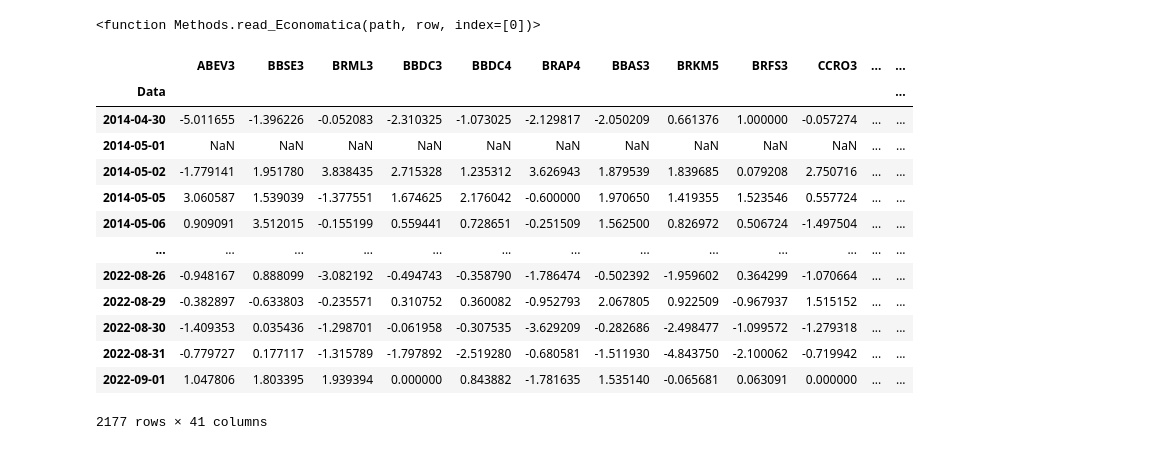
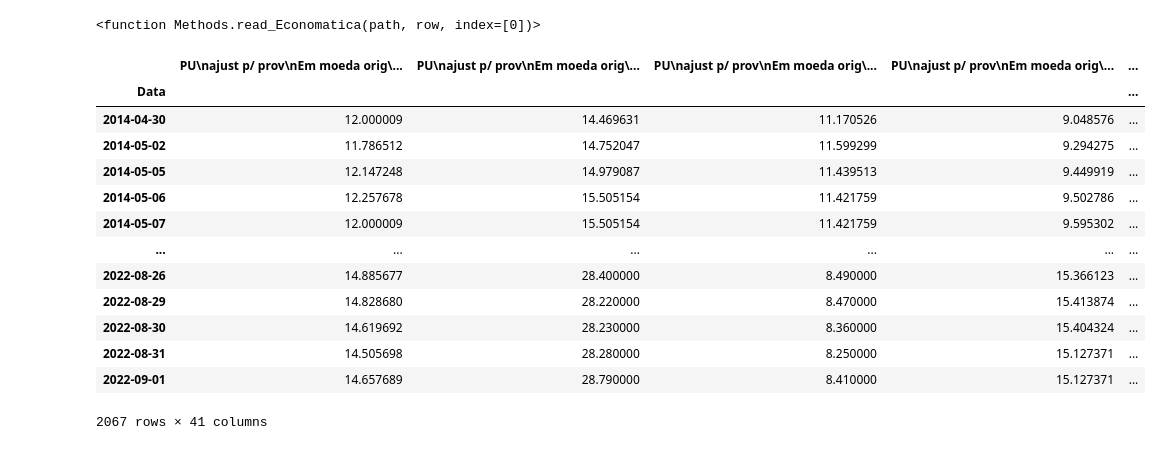
Before and after one commit to lvoltolini/Finance_file, a Jupyter notebook: Notebook.ipynb, the cells around one changed output. Cells and saved outputs as stored; diff of their text form; code cells hidden in the pictures.

Commit message:
Added nefin, esg, ibov, prices and returns

```diff
--- a/Notebook.ipynb
+++ b/Notebook.ipynb
@@ -64,20 +167,21 @@ Met.read_Economatica
 # %%
 importlib.reload(Met)
 import Methods as Met
-df = Met.read_Economatica(raw_path_files[5], 3, 'ret')
+from Methods import p21, p22, p41, r21, r22, r41
+df = Met.read_Economatica(raw_path_files[2], 3, 'price')
 df
 # %% [output]
-|  | ABEV3 | BBSE3 | BRML3 | BBDC3 | BBDC4 | BRAP4 | BBAS3 | BRKM5 | BRFS3 | CCRO3 | ... | ... |
-| Data |  |  |  |  |  |  |  |  |  |  |  | ... |
-| 2014-04-30 | -5.011655 | -1.396226 | -0.052083 | -2.310325 | -1.073025 | -2.129817 | -2.050209 | 0.661376 | 1.000000 | -0.057274 | ... | ... |
-| 2014-05-01 | NaN | NaN | NaN | NaN | NaN | NaN | NaN | NaN | NaN | NaN | ... | ... |
-| 2014-05-02 | -1.779141 | 1.951780 | 3.838435 | 2.715328 | 1.235312 | 3.626943 | 1.879539 | 1.839685 | 0.079208 | 2.750716 | ... | ... |
-| 2014-05-05 | 3.060587 | 1.539039 | -1.377551 | 1.674625 | 2.176042 | -0.600000 | 1.970650 | 1.419355 | 1.523546 | 0.557724 | ... | ... |
-| 2014-05-06 | 0.909091 | 3.512015 | -0.155199 | 0.559441 | 0.728651 | -0.251509 | 1.562500 | 0.826972 | 0.506724 | -1.497504 | ... | ... |
-| ... | ... | ... | ... | ... | ... | ... | ... | ... | ... | ... | ... | ... |
-| 2022-08-26 | -0.948167 | 0.888099 | -3.082192 | -0.494743 | -0.358790 | -1.786474 | -0.502392 | -1.959602 | 0.364299 | -1.070664 | ... | ... |
-| 2022-08-29 | -0.382897 | -0.633803 | -0.235571 | 0.310752 | 0.360082 | -0.952793 | 2.067805 | 0.922509 | -0.967937 | 1.515152 | ... | ... |
-| 2022-08-30 | -1.409353 | 0.035436 | -1.298701 | -0.061958 | -0.307535 | -3.629209 | -0.282686 | -2.498477 | -1.099572 | -1.279318 | ... | ... |
-| 2022-08-31 | -0.779727 | 0.177117 | -1.315789 | -1.797892 | -2.519280 | -0.680581 | -1.511930 | -4.843750 | -2.100062 | -0.719942 | ... | ... |
-| 2022-09-01 | 1.047806 | 1.803395 | 1.939394 | 0.000000 | 0.843882 | -1.781635 | 1.535140 | -0.065681 | 0.063091 | 0.000000 | ... | ... |
+|  | PU\najust p/ prov\nEm moeda orig\... | PU\najust p/ prov\nEm moeda orig\... | PU\najust p/ prov\nEm moeda orig\... | PU\najust p/ prov\nEm moeda orig\... | ... |
+| Data |  |  |  |  | ... |
+| 2014-04-30 | 12.000009 | 14.469631 | 11.170526 | 9.048576 | ... |
+| 2014-05-02 | 11.786512 | 14.752047 | 11.599299 | 9.294275 | ... |
+| 2014-05-05 | 12.147248 | 14.979087 | 11.439513 | 9.449919 | ... |
+| 2014-05-06 | 12.257678 | 15.505154 | 11.421759 | 9.502786 | ... |
+| 2014-05-07 | 12.000009 | 15.505154 | 11.421759 | 9.595302 | ... |
+| ... | ... | ... | ... | ... | ... |
+| 2022-08-26 | 14.885677 | 28.400000 | 8.490000 | 15.366123 | ... |
+| 2022-08-29 | 14.828680 | 28.220000 | 8.470000 | 15.413874 | ... |
+| 2022-08-30 | 14.619692 | 28.230000 | 8.360000 | 15.404324 | ... |
+| 2022-08-31 | 14.505698 | 28.280000 | 8.250000 | 15.127371 | ... |
+| 2022-09-01 | 14.657689 | 28.790000 | 8.410000 | 15.127371 | ... |
-2177 rows × 41 columns
+2067 rows × 41 columns
```
Also changed, not shown: parts of 9 cells of this notebook, 2 other files.
